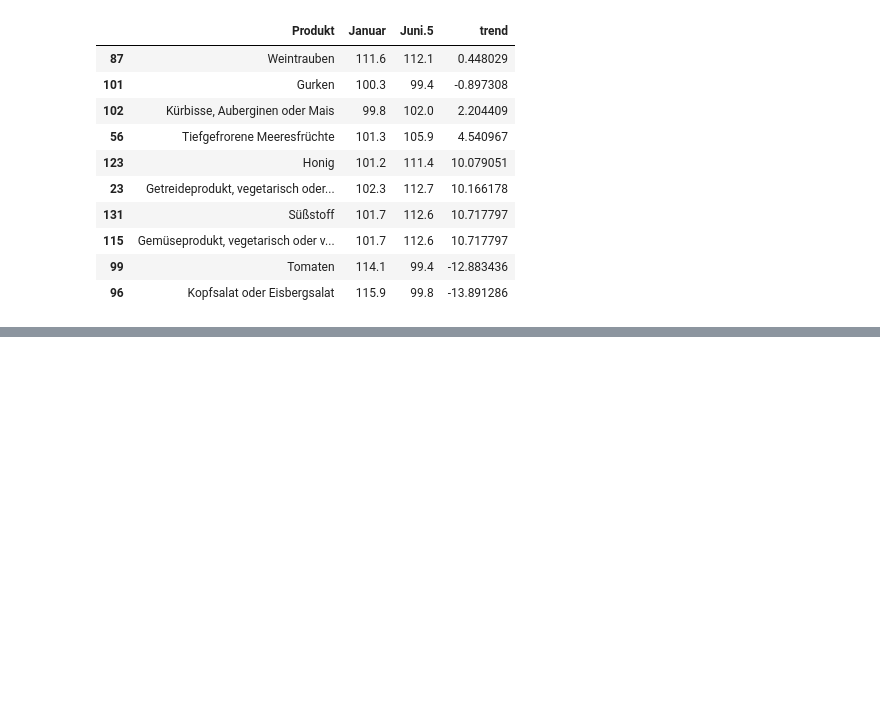
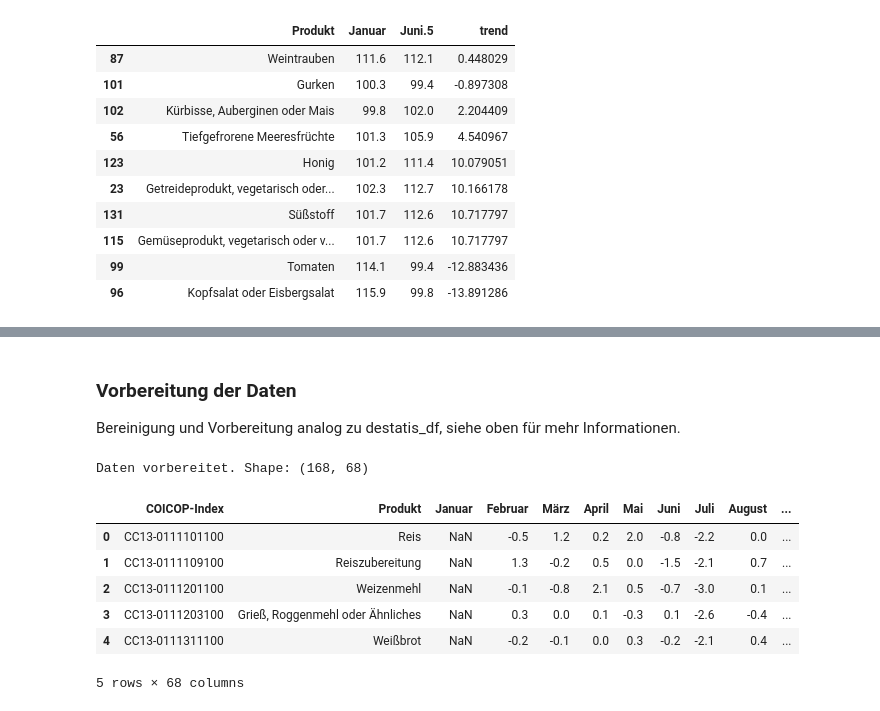
Before and after one commit to radtkedominique/WDS24A_Sem4_Nakou, a Jupyter notebook: EDA.ipynb, the cells around one changed output, grey strips where cells are left out. Cells and saved outputs as stored; diff of their text form; code cells hidden in the pictures; blank space fills up the shorter version.

```diff
--- a/EDA.ipynb
+++ b/EDA.ipynb
@@ -230,0 +244,26 @@ stabilste10
+# %% [markdown]
+### Vorbereitung der Daten
+Bereinigung und Vorbereitung analog zu destatis_df, siehe oben für mehr Informationen.
+# %%
+trend_vormonat_df.drop(index={168, 169, 170, 171}, inplace=True, errors='ignore')
+trend_vormonat_df.rename(columns={'Unnamed: 0': 'COICOP-Index', 'Unnamed: 1': 'Produkt'}, inplace=True)
+trend_vormonat_df = trend_vormonat_df.replace(".", np.nan)
+
+# Monatsspalten identifizieren
+month_columns = [col for col in trend_vormonat_df.columns if col not in ['COICOP-Index', 'Produkt']]
+
+# Alle Spalten zu numeric konvertieren
+for col in month_columns:
+    trend_vormonat_df[col] = pd.to_numeric(trend_vormonat_df[col], errors='coerce')
+
+print("Daten vorbereitet. Shape:", trend_vormonat_df.shape)
+trend_vormonat_df.head()
+# %% [output]
+Daten vorbereitet. Shape: (168, 68)
+|  | COICOP-Index | Produkt | Januar | Februar | März | April | Mai | Juni | Juli | August | ... |
+| 0 | CC13-0111101100 | Reis | NaN | -0.5 | 1.2 | 0.2 | 2.0 | -0.8 | -2.2 | 0.0 | ... |
+| 1 | CC13-0111109100 | Reiszubereitung | NaN | 1.3 | -0.2 | 0.5 | 0.0 | -1.5 | -2.1 | 0.7 | ... |
+| 2 | CC13-0111201100 | Weizenmehl | NaN | -0.1 | -0.8 | 2.1 | 0.5 | -0.7 | -3.0 | 0.1 | ... |
+| 3 | CC13-0111203100 | Grieß, Roggenmehl oder Ähnliches | NaN | 0.3 | 0.0 | 0.1 | -0.3 | 0.1 | -2.6 | -0.4 | ... |
+| 4 | CC13-0111311100 | Weißbrot | NaN | -0.2 | -0.1 | 0.0 | 0.3 | -0.2 | -2.1 | 0.4 | ... |
+5 rows × 68 columns
```
Also changed, not shown: parts of 8 cells of this notebook.
